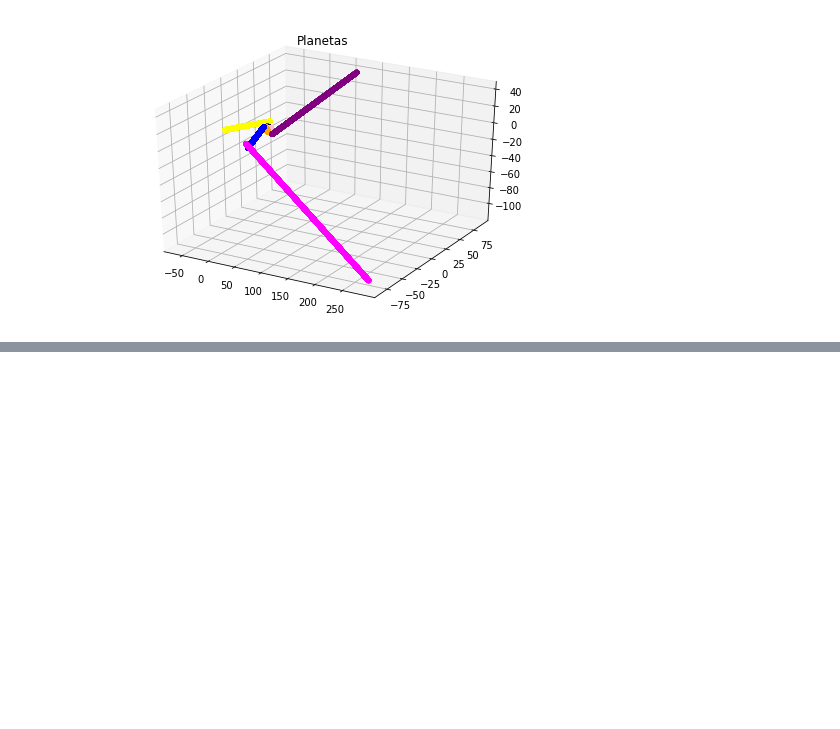
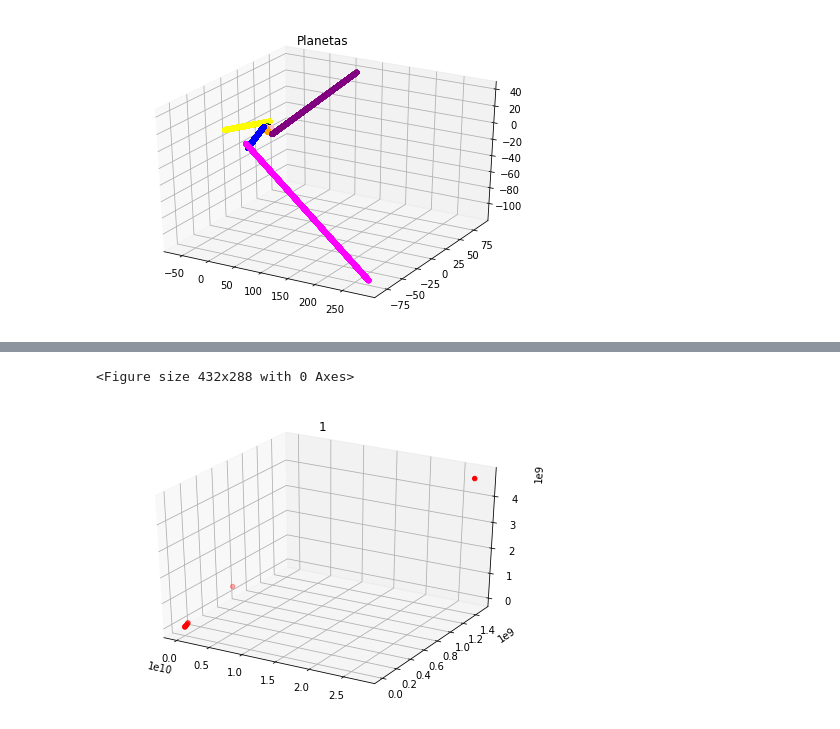
Before and after one commit to DCI-alxogm/pf2018-las-chicas-superpoderosas, a Jupyter notebook: proyectofinal.ipynb, the cells around one changed output, grey strips where cells are left out. Cells and saved outputs as stored; diff of their text form; code cells hidden in the pictures; blank space fills up the shorter version.

```diff
--- a/proyectofinal.ipynb
+++ b/proyectofinal.ipynb
@@ -243,0 +260,16 @@ plt.show()
+# %%
+datos2=np.loadtxt('2.txt')
+# %%
+fig=plt.figure()
+
+fig = plt.figure()
+ax= Axes3D(fig)
+x=datos2[:,0:1]
+y=datos2[:,1:2]
+z=datos2[:,2:3]
+plt.title('1')
+ax.scatter(x,y,z, c='red', marker='o')
+plt.show()
+# %% [output]
+<Figure size 432x288 with 0 Axes>
+[figure, added]
```
Also changed, not shown: parts of 2 cells of this notebook, 8 other files.
